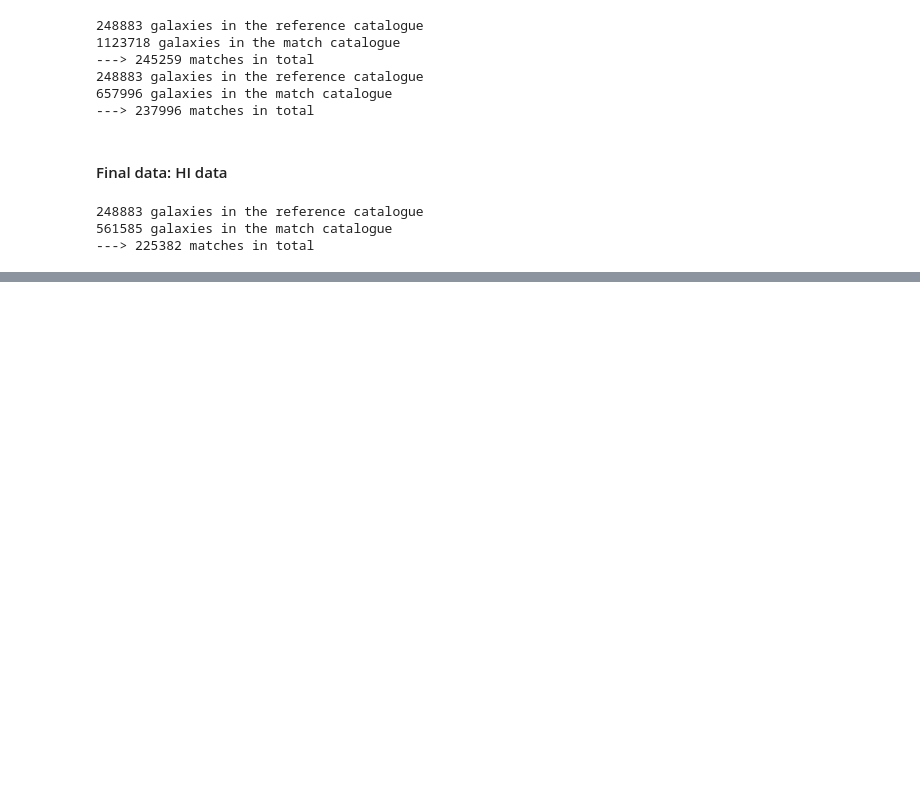
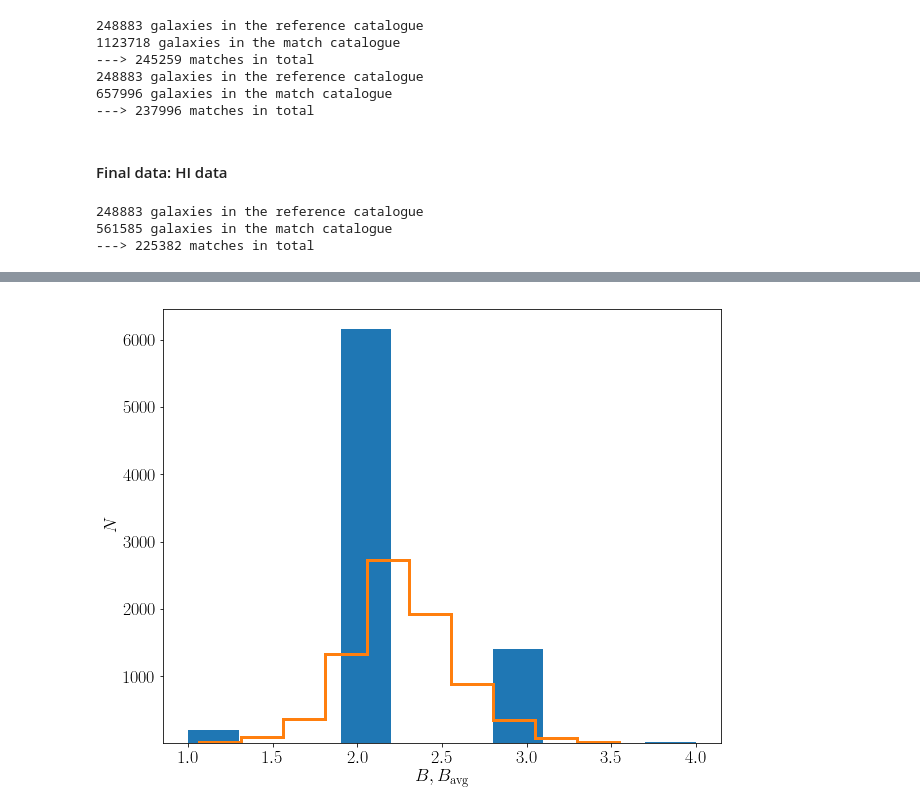
Before and after one commit to RossHart/Donghia_paper, a Jupyter notebook: data_selection.ipynb, the cells around one changed output, grey strips where cells are left out. Saved outputs shown, nothing was run; the diff lists cells and outputs as text; code cells hidden in the pictures; blank space fills up the shorter version.

```diff
--- a/data_selection.ipynb
+++ b/data_selection.ipynb
@@ -229,0 +293,8 @@ _ = plt.hist(y_2,bins)
+# %%
+plt.hist(B_max[hi_z_hi_sample])
+plt.hist(B_avg[hi_z_hi_sample],histtype='step',lw=3)
+
+_ = plt.xlabel('$B, B_\mathrm{avg}$')
+_ = plt.ylabel('$N$')
+# %% [output]
+[figure, added]
```
Also changed, not shown: parts of 9 cells of this notebook, 6 other files.
